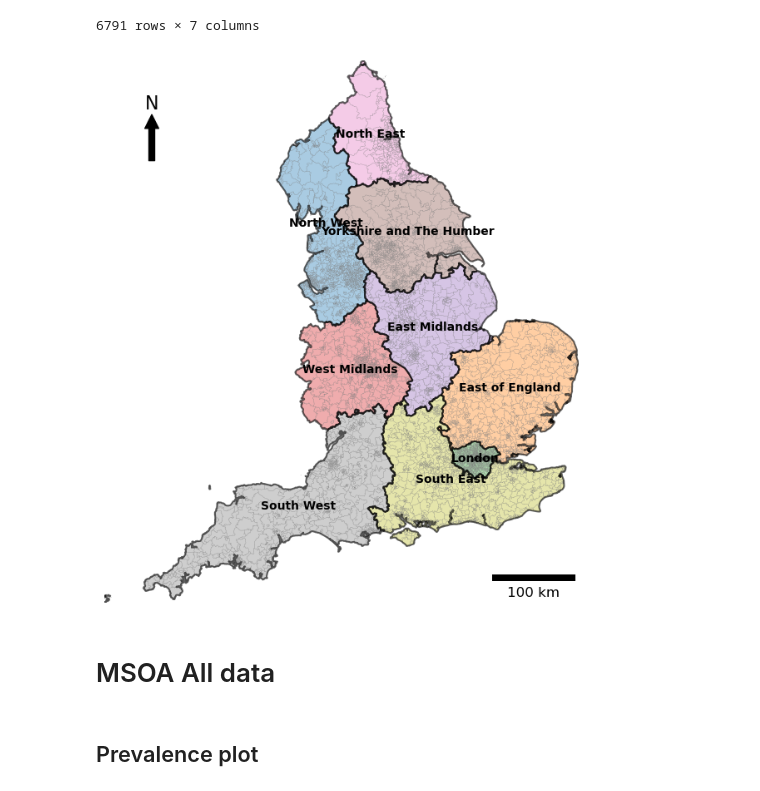
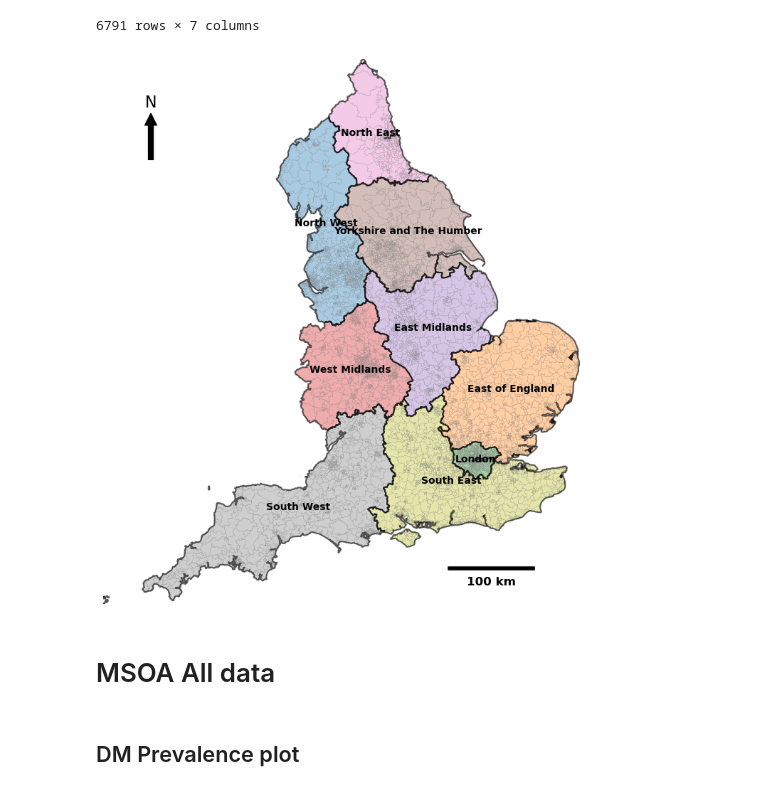
Before and after one commit to ShengAric92/CASA0010-Dissertation, a Jupyter notebook: main_code/main_datageoplot.ipynb, the cells around one changed output. Saved outputs shown, nothing was run; the diff lists cells and outputs as text; code cells hidden in the pictures.

```diff
--- a/main_code/main_datageoplot.ipynb
+++ b/main_code/main_datageoplot.ipynb
@@ -90,60 +90,60 @@ msoa_england_shp
 import geopandas as gpd
 import matplotlib.pyplot as plt
 from matplotlib_scalebar.scalebar import ScaleBar
 
-# 读取 shapefile 文件
 msoa_gdf = msoa_england_shp
 region_gdf = eng_region
 
-# 创建图形和坐标轴
-fig, ax = plt.subplots(figsize=(6, 8))
+fig, ax = plt.subplots(figsize=(7, 9))
 
-# 绘制 MSOA 边界
-msoa_gdf.boundary.plot(ax=ax, linewidth=0.1, color='gray')
+# plot MSOA boundary
+msoa_gdf.boundary.plot(color='gray', linewidth=0.1, ax=ax)
 
-# 绘制区域边界并添加标签
-region_gdf.boundary.plot(ax=ax, linewidth=1.5, color='black', alpha=0.6)
+# plot Region boundary and add name
+region_gdf.boundary.plot(color='black', linewidth=1.5, alpha=0.6, ax=ax)
 for idx, row in region_gdf.iterrows():
     ax.annotate(text=row['rgn_name'], xy=(row.geometry.centroid.x, row.geometry.centroid.y),
-                ha='center', va='center', fontsize=10, fontweight='bold', color='black')
+                fontsize=10, fontweight='bold', color='black',
+                ha='center', va='center')
 
-# 设置地图范围
+# the bounds for map
 ax.set_xlim(region_gdf.total_bounds[0], region_gdf.total_bounds[2])
 ax.set_ylim(region_gdf.total_bounds[1], region_gdf.total_bounds[3])
 
 
-# 添加指北针
-def add_north_arrow(ax, x=0.1, y=0.9, arrow_length=0.085):
+# add north arrow
+def addNarrow(ax, x=0.1, y=0.9, arrow_length=0.085):
     ax.annotate('N', xy=(x, y), xytext=(x, y + 0.02),
-                ha='center', va='center', fontsize=16, xycoords='axes fraction')
+                fontsize=16, xycoords='axes fraction',
+                ha='center', va='center')
 
     ax.annotate('', xy=(x, y), xytext=(x, y - 0.085),
                 arrowprops=dict(facecolor='black', width=5, headwidth=12),
-                ha='center', va='center', fontsize=12, xycoords='axes fraction')
+                fontsize=12, xycoords='axes fraction',
+                ha='center', va='center')
 
-add_north_arrow(ax)
+addNarrow(ax)
 
-# 添加比例尺
-ax.add_artist(ScaleBar(dx=1, units="m", location="lower right",
-                       width_fraction=0.012, font_properties={'size': 12}))
+# add scalebar
+x1, y1 = 500000, 50000
+x2, y2 = 600000, 50000
 
-# 添加颜色
-color_map = plt.cm.get_cmap('tab10')
-region_colors = [color_map(i) for i in range(len(region_gdf))]
-region_gdf.plot(ax=ax, color=region_colors, alpha=0.38, edgecolor='none')
+ax.plot([x1, x2], [y1, y2], color='black', lw=4)
+ax.text((x1 + x2) / 2, y1 - 10000, '100 km',
+        ha='center', va='top', fontsize=12, fontweight='bold')
 
+# adding color for each region for visualization
+color_select = plt.cm.get_cmap('tab10')
+color_region = [color_select(i) for i in range(len(region_gdf))]
+region_gdf.plot(color=color_region, alpha=0.38, edgecolor='none', ax=ax)
 
-# 设置标题
-# plt.title("England Regions and MSOA Boundaries", fontsize=16)
-
-# 移除坐标轴
+# remove axis
 ax.axis('off')
 
-# 显示地图
 plt.tight_layout()
 plt.show()
 # %% [output]
-[figure, old version]
+[figure, new version]
 # %% [markdown]
 # MSOA All data
 # %%
@@ -154,2 +161,2 @@ Varshp = pd.merge(msoa_england_shp, Vardata, how='left', left_on='msoa11cd', rig
 # %% [markdown]
-## Prevalence plot
+## DM Prevalence plot
```
Also changed, not shown: parts of 13 cells of this notebook, 10 other files.
